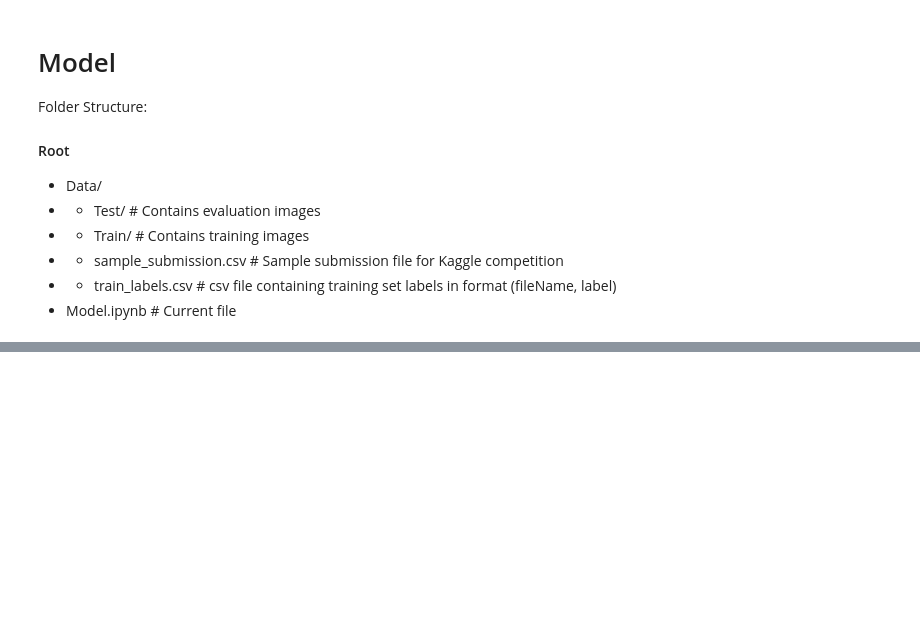
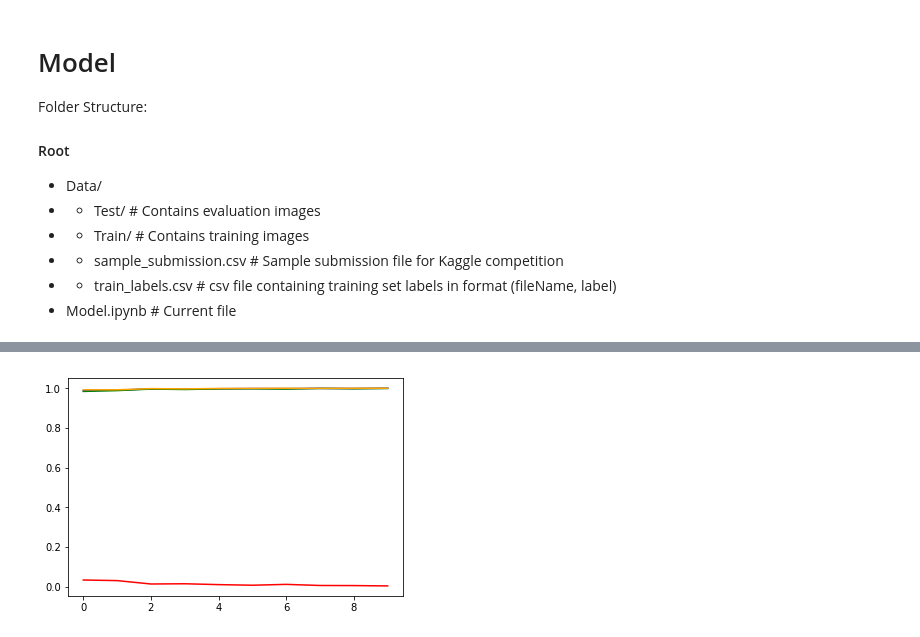
Before and after one commit to jonathan-tan27/ML_Projects, a Jupyter notebook: Final/Model.ipynb, the cells around one changed output, grey strips where cells are left out. Cells and saved outputs as stored; diff of their text form; code cells hidden in the pictures; blank space fills up the shorter version.

Commit message:
Updated model

```diff
--- a/Final/Model.ipynb
+++ b/Final/Model.ipynb
@@ -10,3 +10,8 @@ Folder Structure:
 - - sample_submission.csv      # Sample submission file for Kaggle competition
 - - train_labels.csv           # csv file containing training set labels in format (fileName, label)
 - Model.ipynb                  # Current file
+# %%
+# Define constants
+TRAIN_LABEL_FILE = 'Data/train_labels.csv'
+TRAIN_IMAGES_DIR = 'Data/train'
+USE_GPU = False
@@ -347,0 +211,13 @@ tensor(0.7240)
+# %%
+# Parameters
+batch_size = 128
+num_workers = 0
+num_epochs = 10
+early_stop_limit = 5
+bad_epoch_count = 0
+stop = False
+train_loss_min = np.Inf
+
+transform = transforms.Compose([
+    transforms.ToTensor()
+])
@@ -347,0 +254,11 @@ tensor(0.7240)
+# %%
+# Model
+model = CNN_V1()
+model.load_state_dict(torch.load('model_v1.pt'))
+if (USE_GPU):
+    model.cuda()
+# %%
+# Optimizer and loss criterion
+lr = 1e-3
+optimizer = optim.Adam(model.parameters(), lr = lr)
+criterion = nn.BCEWithLogitsLoss()
@@ -347,0 +413,9 @@ tensor(0.7240)
+# %%
+#Training set plot
+plt.plot(train_loss_arr, color="red")
+plt.plot(train_acc_arr, color="blue")
+plt.plot(train_tpr_arr, color="green")
+plt.plot(train_tnr_arr, color="orange")
+plt.show()
+# %% [output]
+[figure, added]
```
Also changed, not shown: parts of 11 cells of this notebook, 4 other files.
